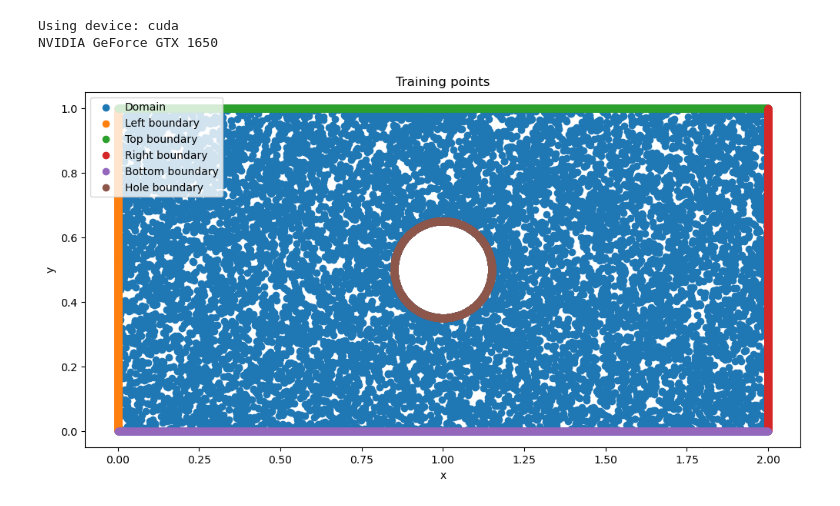
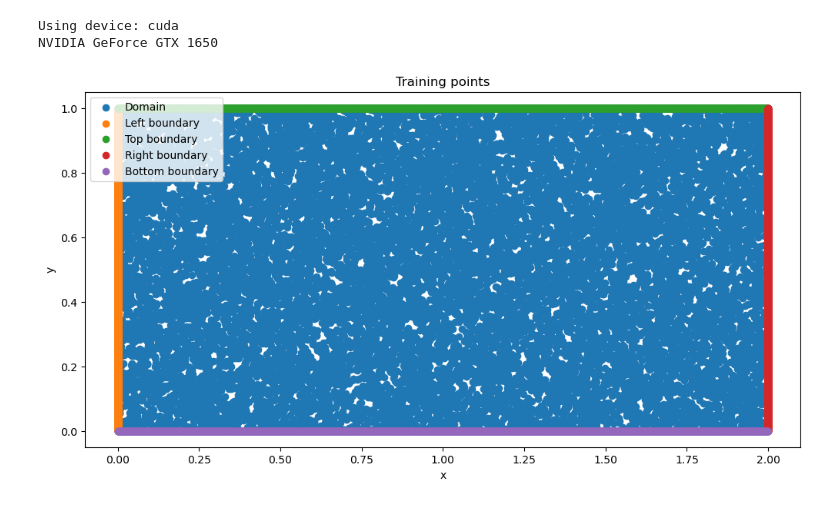
Before and after one commit to alleswe2k/PINNs, a Jupyter notebook: Laptop/complete.ipynb, the cells around one changed output. Cells and saved outputs as stored; diff of their text form; code cells hidden in the pictures.

```diff
--- a/Laptop/complete.ipynb
+++ b/Laptop/complete.ipynb
@@ -211,8 +211,8 @@ def generate_points(pd, pb, l, h, r):
     p_new = int(pd * (1+area)) # Increase amount of points with percantage of circle covering
 
     dom = lhs(2, p_new)
-    mask = np.sqrt((dom[:,0]*l - a)**2 + (dom[:,1]*h - b)**2) >= r
-    dom = dom[mask]
+    # mask = np.sqrt((dom[:,0]*l - a)**2 + (dom[:,1]*h - b)**2) >= r
+    # dom = dom[mask]
     dom_x = dom[:,0] * l
     dom_y = dom[:,1] * h
 
@@ -228,12 +228,12 @@ def generate_points(pd, pb, l, h, r):
     down_x = (lhs(1, pb) * l).flatten()
     down_y = np.zeros(pb)
 
-    theta = np.random.uniform(0, 2*np.pi, pb)
-    hole_x = a + r*np.cos(theta)
-    hole_y = b + r*np.sin(theta)
+    # theta = np.random.uniform(0, 2*np.pi, pb)
+    # hole_x = a + r*np.cos(theta)
+    # hole_y = b + r*np.sin(theta)
 
-    dom_x = np.hstack((dom_x, hole_x, left_x, top_x, right_x, down_x))
-    dom_y = np.hstack((dom_y, hole_y, left_y, top_y, right_y, down_y))
+    dom_x = np.hstack((dom_x, left_x, top_x, right_x, down_x))
+    dom_y = np.hstack((dom_y, left_y, top_y, right_y, down_y))
 
     mask_left = np.equal(dom_x, 0)
     mask_top = np.equal(dom_y, h)
@@ -252,7 +252,7 @@ E = 1
 nu = 0.3
 
 
-X, Y, masks = generate_points(10000, 2000, l, h, r)
+X, Y, masks = generate_points(15000, 2000, l, h, r)
 
 nodes = 64
 layers = [2] + 5 * [nodes] + [5]
@@ -265,19 +265,19 @@ mask_hole = masks["hole"]
 # %%
 plt.figure(figsize=(12, 6))
 
 plt.scatter(X, Y, label="Domain")
 plt.scatter(X[mask_left], Y[mask_left], label="Left boundary")
 plt.scatter(X[mask_top], Y[mask_top], label="Top boundary")
 plt.scatter(X[mask_right], Y[mask_right], label="Right boundary")
 plt.scatter(X[mask_down], Y[mask_down], label="Bottom boundary")
-plt.scatter(X[mask_hole], Y[mask_hole], label="Hole boundary")
+# plt.scatter(X[mask_hole], Y[mask_hole], label="Hole boundary")
 plt.xlabel("x")
 plt.ylabel("y")
 plt.title("Training points")
 plt.legend(loc="upper left")
 plt.show()
 # %% [output]
-[figure, old version]
+[figure, new version]
 # %%
 model = DNN(layers).to(device)
 # %%
```
Also changed, not shown: parts of 3 cells of this notebook, 11 other files.
